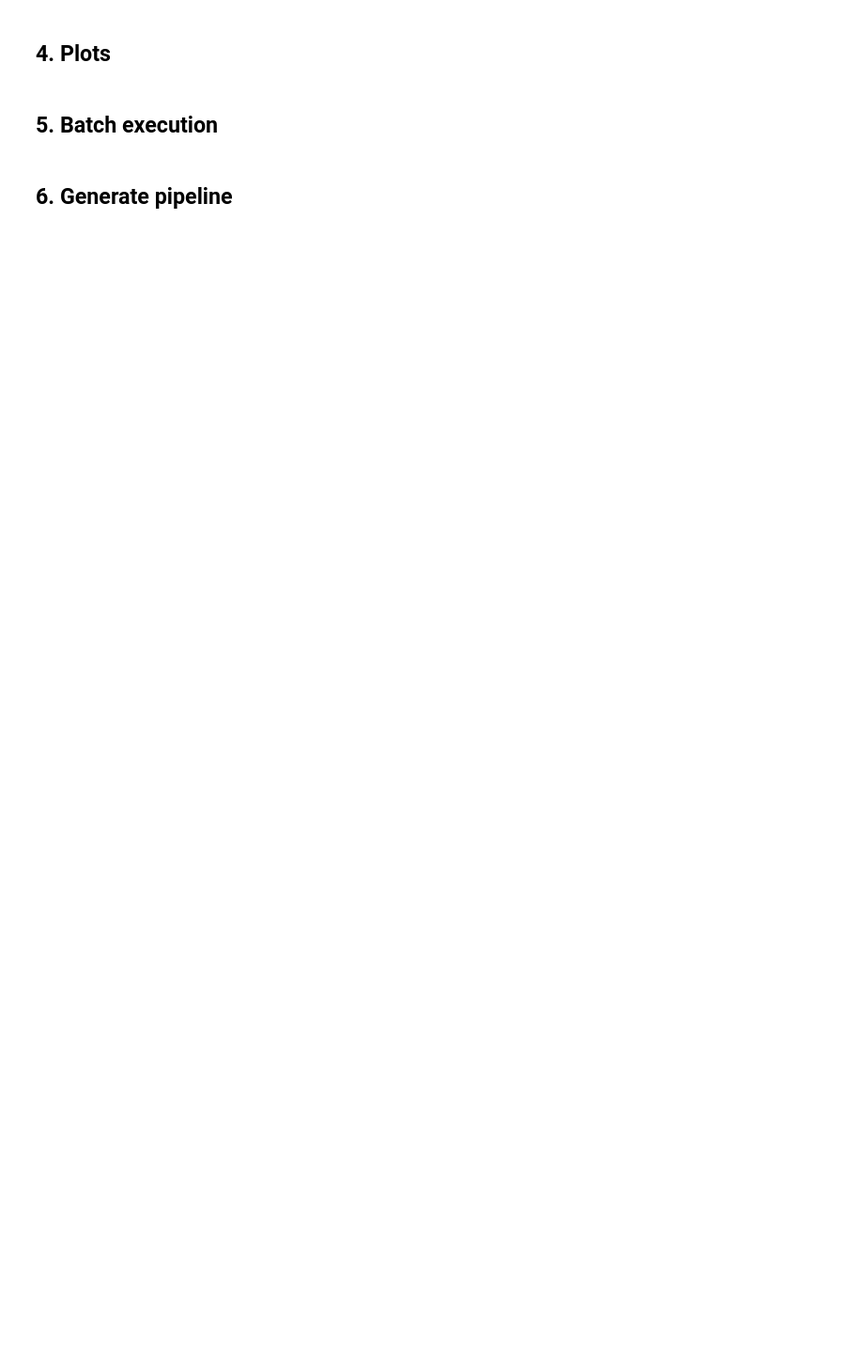
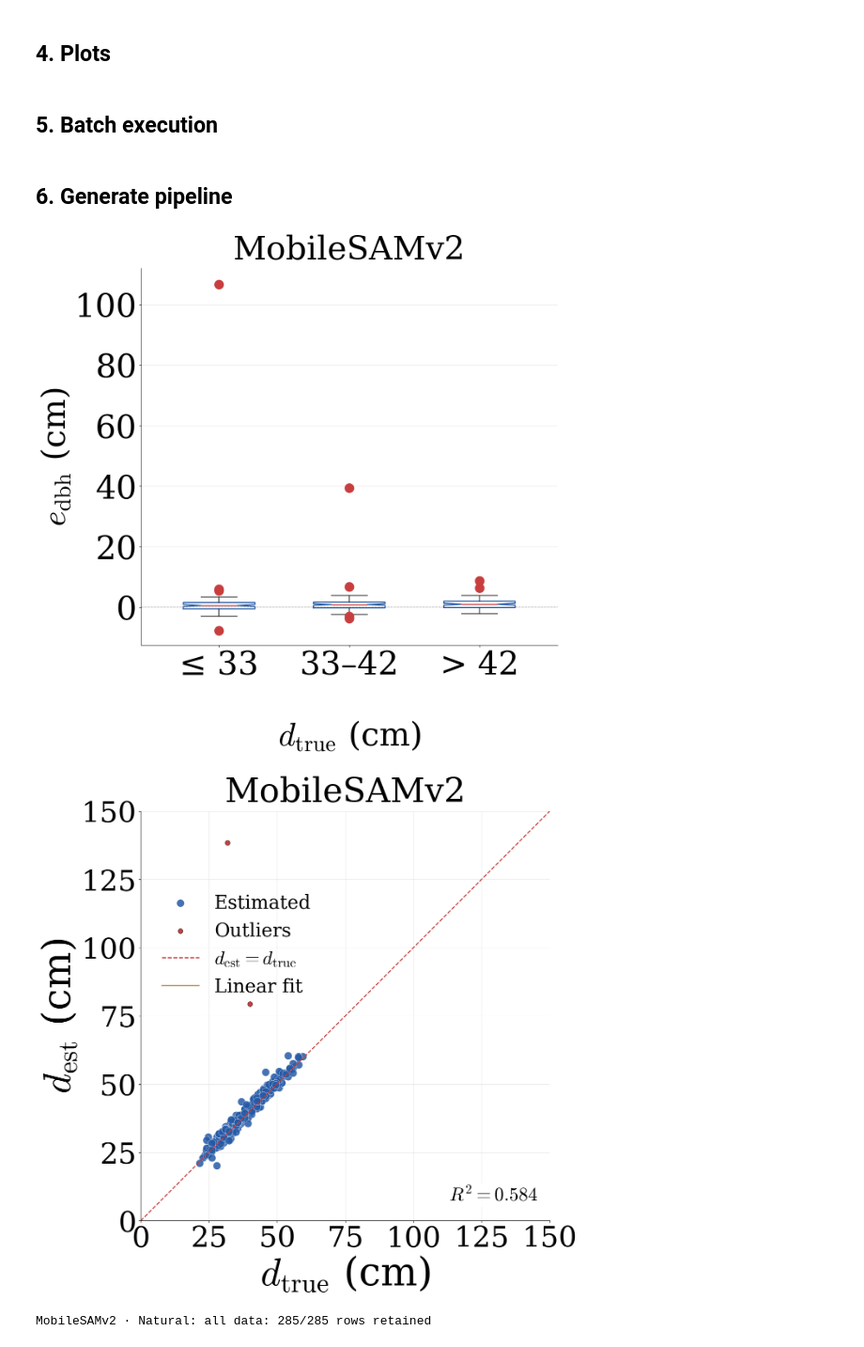
Before and after one commit to yinzhiheng/AI-assisted-DBH-measurement-pipeline, a Jupyter notebook: visualization/fusedSAM_visualization_clean.ipynb, the cells around one changed output. Shown at 94% size. Drawn from its saved outputs; the diff is of its cells as text; code cells hidden in the pictures; blank space fills up the shorter version.

Commit message:
Update fused SAM visualization notebook

```diff
--- a/visualization/fusedSAM_visualization_clean.ipynb
+++ b/visualization/fusedSAM_visualization_clean.ipynb
@@ -369,11 +415,11 @@ def plot_scatter(frame, config, stats, style=STYLE):
         limits = expanded_limits(np.r_[x, y], config.scatter_limits)
         ax.plot(limits, limits, "--", color=style.highlight_color, linewidth=1.7,
                 label=r"$d_{\mathrm{est}} = d_{\mathrm{true}}$", zorder=5)
-        if style.show_fit and len(x) >= 2 and np.ptp(x) > 0:
-            slope, intercept = np.polyfit(x, y, 1)
+        slope, intercept, _ = fit_linear_regression(x, y)
+        if style.show_fit and np.isfinite(slope):
             fit_x = np.linspace(x.min(), x.max(), 100)
             ax.plot(fit_x, slope * fit_x + intercept, color="#A57015", linewidth=1.6,
-                    label=f"Fit: y = {slope:.3f}x {intercept:+.3f}")
+                    label="Linear fit")
         ax.set(xlim=limits, ylim=limits)
         ax.set_aspect("equal", adjustable="box")
         ax.xaxis.set_major_locator(MaxNLocator(nbins=7))
@@ -386,17 +432,19 @@ def plot_scatter(frame, config, stats, style=STYLE):
         ax.grid(True, color="#E5E5E5", linewidth=0.7)
         legend_options = {"bbox_to_anchor": (0.01, 0.84)} if highlighted.any() else {}
         ax.legend(loc="upper left", fontsize=style.font_size - 24, frameon=False, **legend_options)
+        overall = stats.loc[stats["scope"] == "overall"].iloc[0]
+        r2 = overall["r2"]
+        annotation = rf"$R^2 = {r2:.3f}$" if np.isfinite(r2) else r"$R^2$ undefined"
         if style.annotate_stats:
-            overall = stats.loc[stats["scope"] == "overall"].iloc[0]
-            annotation = (
-                f"n = {len(frame)}\n"
+            annotation += (
+                f"\nn = {len(frame)}\n"
                 f"RMSE = {overall['rmse_cm']:.3f} cm\n"
                 f"Signed mean = {overall['signed_mean_error_cm']:+.3f} cm\n"
                 f"Error SD = {overall['error_std_cm']:.3f} cm"
             )
-            ax.text(0.97, 0.04, annotation, transform=ax.transAxes, ha="right", va="bottom",
-                    fontsize=style.font_size - 24,
-                    bbox={"facecolor": "white", "edgecolor": "none", "alpha": 0.9})
+        ax.text(0.97, 0.04, annotation, transform=ax.transAxes, ha="right", va="bottom",
+                fontsize=style.font_size - 24,
+                bbox={"facecolor": "white", "edgecolor": "none", "alpha": 0.9})
         return fig
 
 
@@ -406,7 +454,10 @@ def save_figure(fig, destination, style=STYLE, show=True):
     try:
         for extension in style.formats:
             path = destination.with_suffix(f".{extension}")
-            fig.savefig(path, dpi=style.dpi, bbox_inches="tight", pad_inches=0.12)
+            # Open in write-only mode to avoid Windows PNG overwrite errors.
+            with path.open("wb") as output:
+                fig.savefig(output, format=extension, dpi=style.dpi,
+                            bbox_inches="tight", pad_inches=0.12)
             paths.append(path)
         if show:
             display(fig)
@@ -530,7 +581,8 @@ def run_all_cases(cases=CASES, output_dir=OUTPUT_DIR, selected=None,
         "versions": {"python": platform.python_version(), "numpy": np.__version__,
                      "pandas": pd.__version__, "matplotlib": matplotlib.__version__},
         "error_definition": "estimate - reference, then optional error rounding",
-        "reported_metrics": ["rmse_cm", "signed_mean_error_cm", "error_std_cm"],
+        "reported_metrics": ["rmse_cm", "signed_mean_error_cm", "error_std_cm", "r2"],
+        "r2_definition": "OLS fitted-line R² with intercept: 1 - sum((estimate - fitted_estimate)^2) / sum((estimate - mean(estimate))^2); uses retained plotted pairs",
         "std_definition": "Population SD of signed errors; denominator n (ddof=0)",
         "filtered_view_rule": "Natural MobileSAMv2 only: exclude the configured uniqueNames in MOBILE_RESTORED_IDS; all-data CSVs remain intact",
     }
@@ -545,19 +597,23 @@ def run_all_cases(cases=CASES, output_dir=OUTPUT_DIR, selected=None,
 # %%
 report = run_all_cases(
     cases=CASES, output_dir=OUTPUT_DIR, selected=SELECTED_CASES,
     options=PROCESSING, style=STYLE, show=SHOW_FIGURES,
     include_raw_diagnostics=INCLUDE_RAW_DIAGNOSTICS, raw_csv=RAW_NATURAL_CSV,
 )
 
-print("Overall statistics (all metrics in cm; population error SD)")
+print("Overall statistics (error metrics in cm; R² unitless; population error SD)")
 display(report["overall"][[
-    "case_id", "n", "rmse_cm", "signed_mean_error_cm", "error_std_cm"
+    "case_id", "n", "rmse_cm", "signed_mean_error_cm", "error_std_cm", "r2"
 ]].round(4))
 print("Overall and diameter-group statistics")
 display(report["statistics"][[
-    "case_id", "group", "n", "rmse_cm", "signed_mean_error_cm", "error_std_cm"
+    "case_id", "group", "n", "rmse_cm", "signed_mean_error_cm", "error_std_cm", "r2"
 ]].round(4))
 print("Observation counts and exclusions")
 display(report["counts"][[
     "case_id", "n_input", "n_retained", "n_excluded_total", "n_invalid_pair", "n_excluded_by_id"
 ]])
+# %% [output]
+[figure, added]
+[figure, added]
+MobileSAMv2 · Natural: all data: 285/285 rows retained
```
Also changed, not shown: parts of 7 cells of this notebook.
